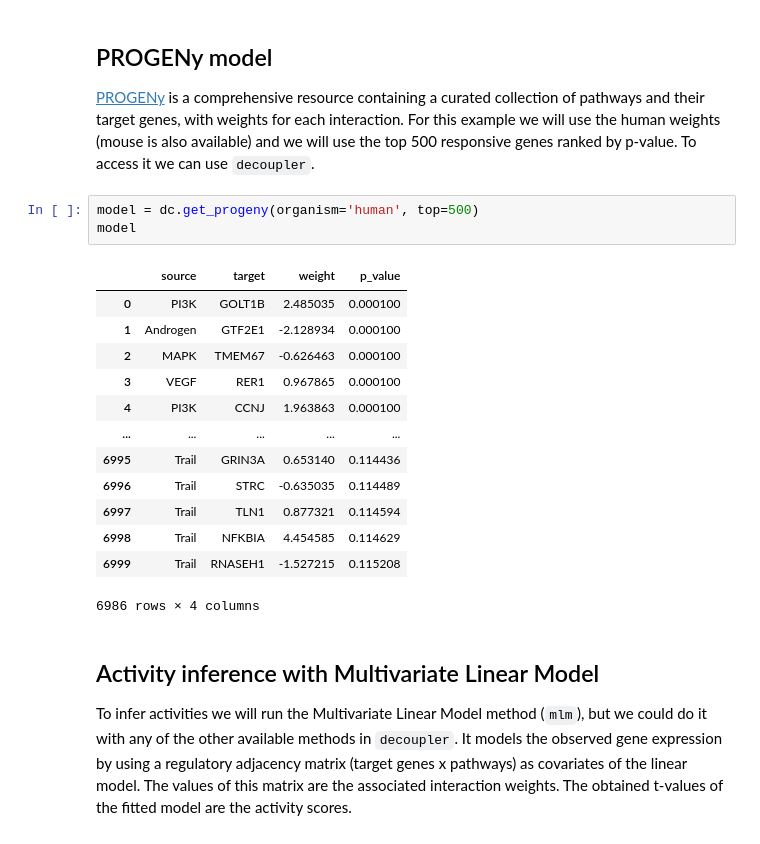
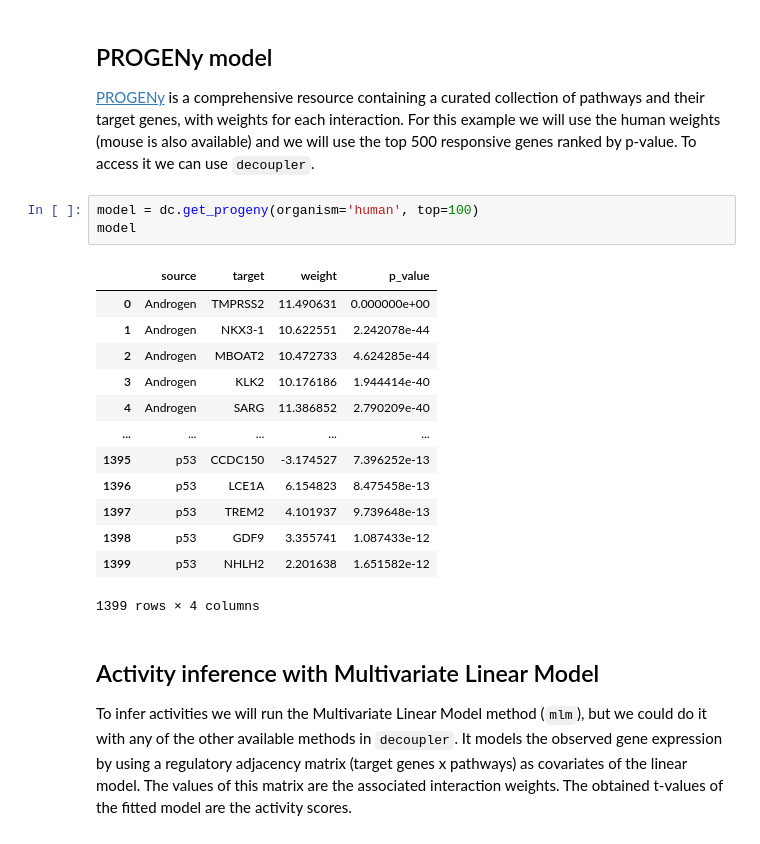
Before and after one commit to saezlab/decoupler-py, a Jupyter notebook: docs/source/notebooks/progeny.ipynb, the cells around one changed output. Saved outputs shown, nothing was run; the diff lists cells and outputs as text.

```diff
--- a/docs/source/notebooks/progeny.ipynb
+++ b/docs/source/notebooks/progeny.ipynb
@@ -53,22 +53,22 @@ sc.pl.umap(adata, color='louvain')
 [PROGENy](https://saezlab.github.io/progeny/) is a comprehensive resource containing a curated collection of pathways and their target genes, with weights for each interaction.
 For this example we will use the human weights (mouse is also available) and we will use the top 500 responsive genes ranked by p-value. To access it we can use `decoupler`.
 # %%
-model = dc.get_progeny(organism='human', top=500)
+model = dc.get_progeny(organism='human', top=100)
 model
 # %% [output]
 |  | source | target | weight | p_value |
-| 0 | PI3K | GOLT1B | 2.485035 | 0.000100 |
-| 1 | Androgen | GTF2E1 | -2.128934 | 0.000100 |
-| 2 | MAPK | TMEM67 | -0.626463 | 0.000100 |
-| 3 | VEGF | RER1 | 0.967865 | 0.000100 |
-| 4 | PI3K | CCNJ | 1.963863 | 0.000100 |
+| 0 | Androgen | TMPRSS2 | 11.490631 | 0.000000e+00 |
+| 1 | Androgen | NKX3-1 | 10.622551 | 2.242078e-44 |
+| 2 | Androgen | MBOAT2 | 10.472733 | 4.624285e-44 |
+| 3 | Androgen | KLK2 | 10.176186 | 1.944414e-40 |
+| 4 | Androgen | SARG | 11.386852 | 2.790209e-40 |
 | ... | ... | ... | ... | ... |
-| 6995 | Trail | GRIN3A | 0.653140 | 0.114436 |
-| 6996 | Trail | STRC | -0.635035 | 0.114489 |
-| 6997 | Trail | TLN1 | 0.877321 | 0.114594 |
-| 6998 | Trail | NFKBIA | 4.454585 | 0.114629 |
-| 6999 | Trail | RNASEH1 | -1.527215 | 0.115208 |
+| 1395 | p53 | CCDC150 | -3.174527 | 7.396252e-13 |
+| 1396 | p53 | LCE1A | 6.154823 | 8.475458e-13 |
+| 1397 | p53 | TREM2 | 4.101937 | 9.739648e-13 |
+| 1398 | p53 | GDF9 | 3.355741 | 1.087433e-12 |
+| 1399 | p53 | NHLH2 | 2.201638 | 1.651582e-12 |
-6986 rows × 4 columns
+1399 rows × 4 columns
 # %% [markdown]
 ## Activity inference with Multivariate Linear Model
 
```
Also changed, not shown: parts of 6 cells of this notebook, 1 other file.
